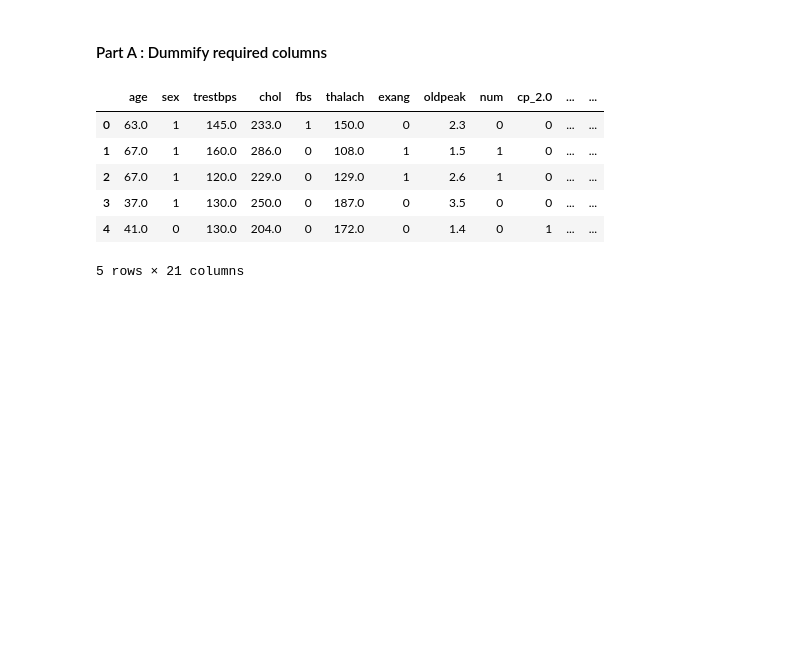
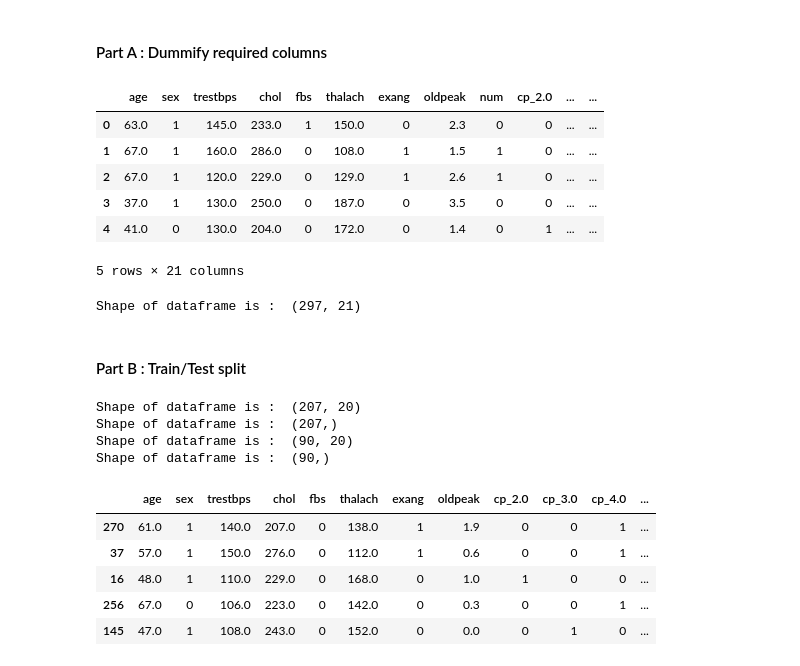
Before and after one commit to sisupalan/heart_disease_prediction, a Jupyter notebook: notebooks/heart_disease.ipynb, the cells around one changed output. Cells and saved outputs as stored; diff of their text form; code cells hidden in the pictures; blank space fills up the shorter version.

```diff
--- a/notebooks/heart_disease.ipynb
+++ b/notebooks/heart_disease.ipynb
@@ -301,3 +309,40 @@ df.head()
 | 3 | 37.0 | 1 | 130.0 | 250.0 | 0 | 187.0 | 0 | 3.5 | 0 | 0 | ... | ... |
 | 4 | 41.0 | 0 | 130.0 | 204.0 | 0 | 172.0 | 0 | 1.4 | 0 | 1 | ... | ... |
 5 rows × 21 columns
+# %%
+#Print shape of dataframe
+print_shape(df)
+# %% [output]
+Shape of dataframe is :  (297, 21)
+# %% [markdown]
+#### Part B : Train/Test split
+# %%
+#Specify target variable and features
+master = df.copy()
+y = master['num']
+X = master.copy().drop(['num'], axis=1)
+# %%
+#Make train test split
+X_train, X_test, y_train, y_test = train_test_split(X, y, test_size=0.3, random_state=42)
+# %%
+#Print dimensions of train and test
+print_shape(X_train)
+print_shape(y_train)
+
+print_shape(X_test)
+print_shape(y_test)
+# %% [output]
+Shape of dataframe is :  (207, 20)
+Shape of dataframe is :  (207,)
+Shape of dataframe is :  (90, 20)
+Shape of dataframe is :  (90,)
+# %%
+#Print head of train
+X_train.head()
+# %% [output]
+|  | age | sex | trestbps | chol | fbs | thalach | exang | oldpeak | cp_2.0 | cp_3.0 | cp_4.0 | ... |
+| 270 | 61.0 | 1 | 140.0 | 207.0 | 0 | 138.0 | 1 | 1.9 | 0 | 0 | 1 | ... |
+| 37 | 57.0 | 1 | 150.0 | 276.0 | 0 | 112.0 | 1 | 0.6 | 0 | 0 | 1 | ... |
+| 16 | 48.0 | 1 | 110.0 | 229.0 | 0 | 168.0 | 0 | 1.0 | 1 | 0 | 0 | ... |
+| 256 | 67.0 | 0 | 106.0 | 223.0 | 0 | 142.0 | 0 | 0.3 | 0 | 0 | 1 | ... |
+| 145 | 47.0 | 1 | 108.0 | 243.0 | 0 | 152.0 | 0 | 0.0 | 0 | 1 | 0 | ... |
```
Also changed, not shown: parts of 20 cells of this notebook, 1 other file.
